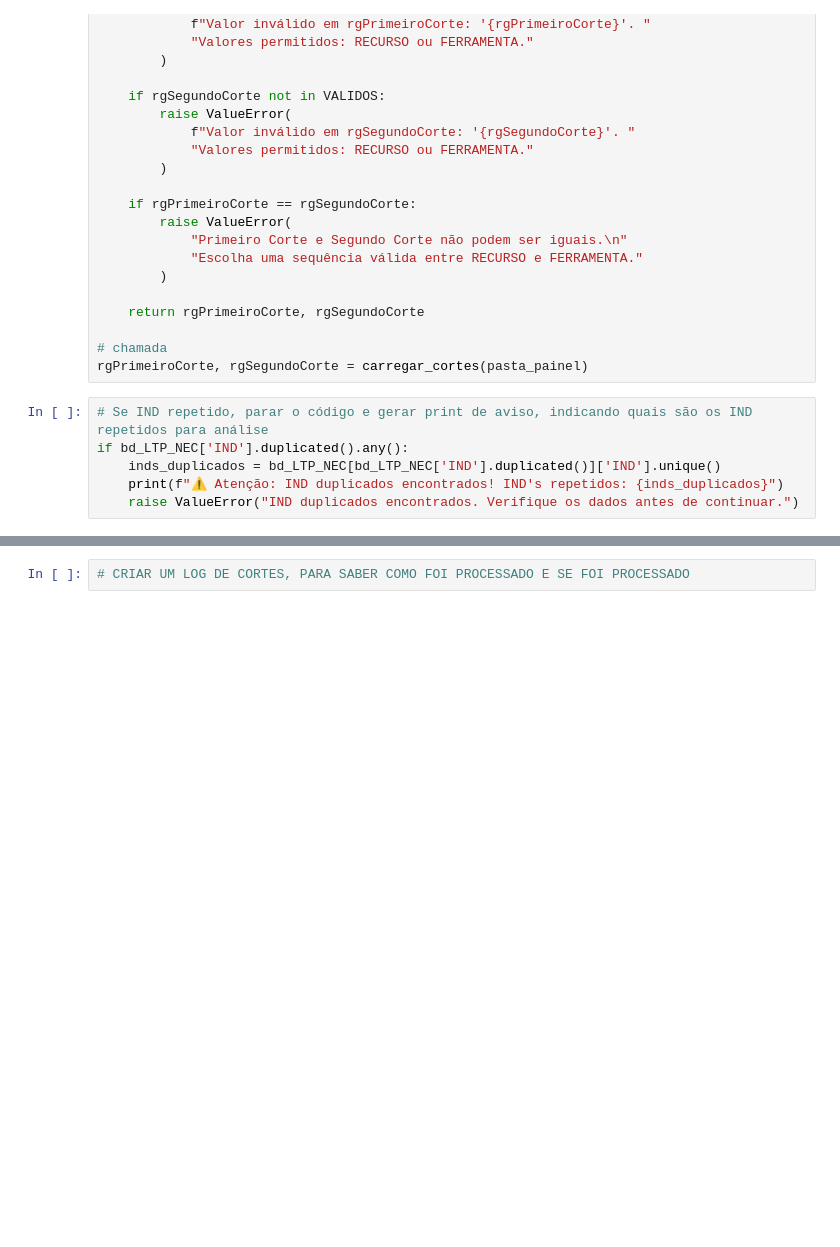
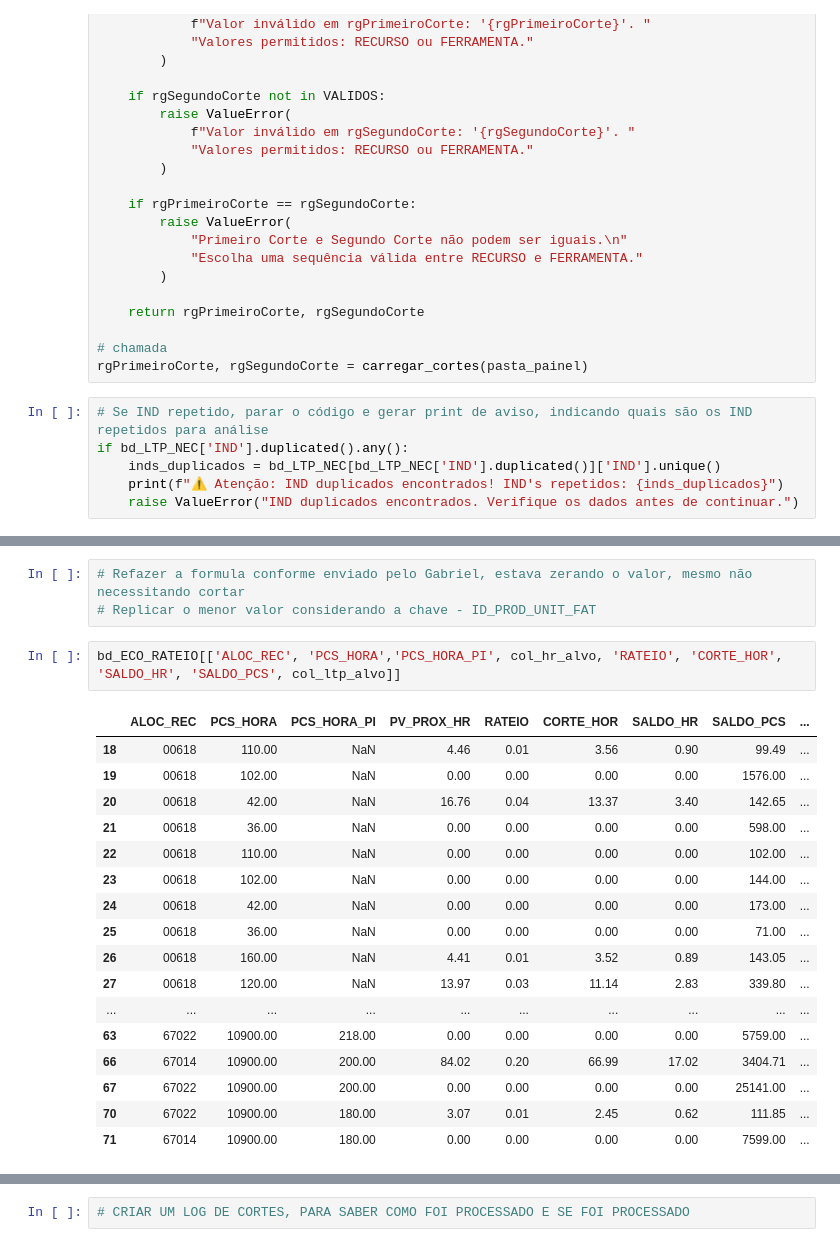
Before and after one commit to OtavioBedin/LTP, a Jupyter notebook: 00_SCRIPTS/01_PROCESSAR_LTP.ipynb, the cells around one changed output, grey strips where cells are left out. Drawn from its saved outputs; the diff is of its cells as text; blank space fills up the shorter version.

Commit message:
Criado pasta Diversos no gitignore, dev de regras de corte alinhadas com Gabriel

```diff
--- a/00_SCRIPTS/01_PROCESSAR_LTP.ipynb
+++ b/00_SCRIPTS/01_PROCESSAR_LTP.ipynb
@@ -1504,3 +1537,26 @@ for mes_ref in mes_refs:
+# %%
+# Refazer a formula conforme enviado pelo Gabriel, estava zerando o valor, mesmo não necessitando cortar
+# Replicar o menor valor considerando a chave - ID_PROD_UNIT_FAT
+# %%
+bd_ECO_RATEIO[['ALOC_REC', 'PCS_HORA','PCS_HORA_PI', col_hr_alvo, 'RATEIO', 'CORTE_HOR', 'SALDO_HR', 'SALDO_PCS', col_ltp_alvo]]
+# %% [output]
+|  | ALOC_REC | PCS_HORA | PCS_HORA_PI | PV_PROX_HR | RATEIO | CORTE_HOR | SALDO_HR | SALDO_PCS | ... |
+| 18 | 00618 | 110.00 | NaN | 4.46 | 0.01 | 3.56 | 0.90 | 99.49 | ... |
+| 19 | 00618 | 102.00 | NaN | 0.00 | 0.00 | 0.00 | 0.00 | 1576.00 | ... |
+| 20 | 00618 | 42.00 | NaN | 16.76 | 0.04 | 13.37 | 3.40 | 142.65 | ... |
+| 21 | 00618 | 36.00 | NaN | 0.00 | 0.00 | 0.00 | 0.00 | 598.00 | ... |
+| 22 | 00618 | 110.00 | NaN | 0.00 | 0.00 | 0.00 | 0.00 | 102.00 | ... |
+| 23 | 00618 | 102.00 | NaN | 0.00 | 0.00 | 0.00 | 0.00 | 144.00 | ... |
+| 24 | 00618 | 42.00 | NaN | 0.00 | 0.00 | 0.00 | 0.00 | 173.00 | ... |
+| 25 | 00618 | 36.00 | NaN | 0.00 | 0.00 | 0.00 | 0.00 | 71.00 | ... |
+| 26 | 00618 | 160.00 | NaN | 4.41 | 0.01 | 3.52 | 0.89 | 143.05 | ... |
+| 27 | 00618 | 120.00 | NaN | 13.97 | 0.03 | 11.14 | 2.83 | 339.80 | ... |
+| ... | ... | ... | ... | ... | ... | ... | ... | ... | ... |
+| 63 | 67022 | 10900.00 | 218.00 | 0.00 | 0.00 | 0.00 | 0.00 | 5759.00 | ... |
+| 66 | 67014 | 10900.00 | 200.00 | 84.02 | 0.20 | 66.99 | 17.02 | 3404.71 | ... |
+| 67 | 67022 | 10900.00 | 200.00 | 0.00 | 0.00 | 0.00 | 0.00 | 25141.00 | ... |
+| 70 | 67022 | 10900.00 | 180.00 | 3.07 | 0.01 | 2.45 | 0.62 | 111.85 | ... |
+| 71 | 67014 | 10900.00 | 180.00 | 0.00 | 0.00 | 0.00 | 0.00 | 7599.00 | ... |
 # %%
 bd_MAT_HOR_CORTES
 # %% [output]
```
Also changed, not shown: parts of 7 cells of this notebook, 2 other files.
